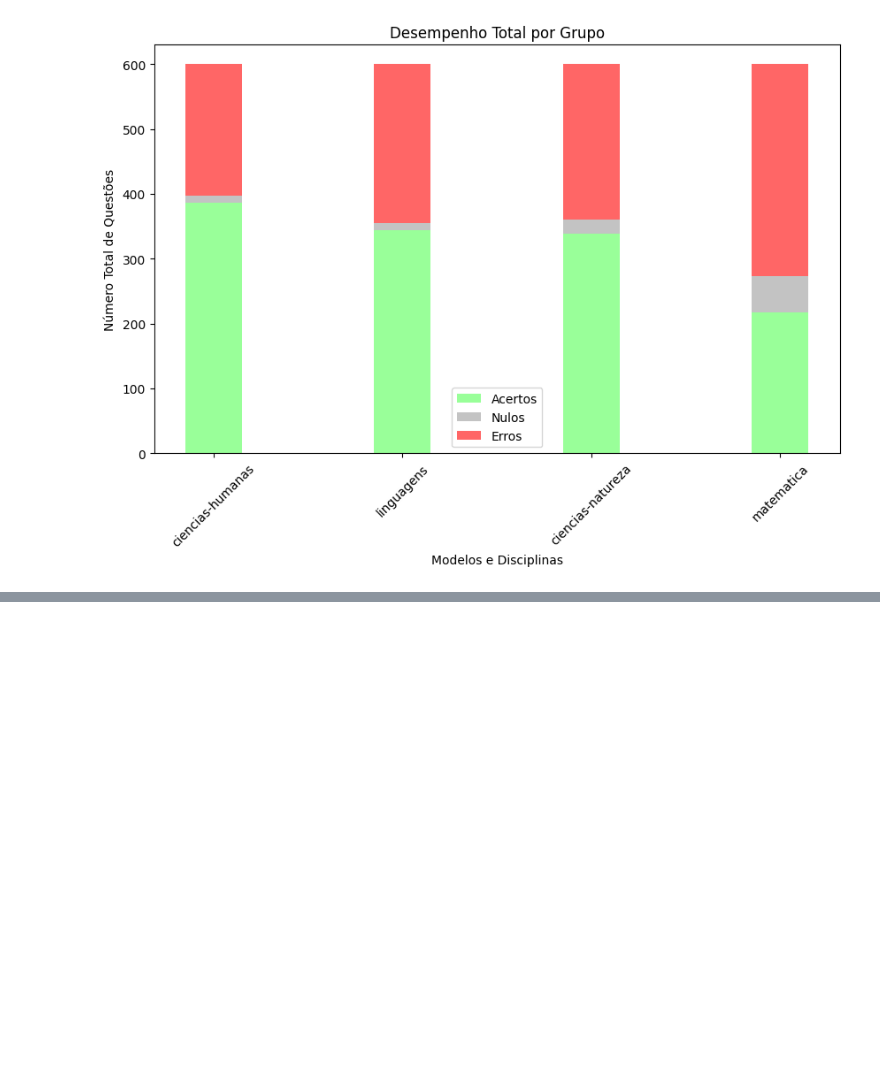
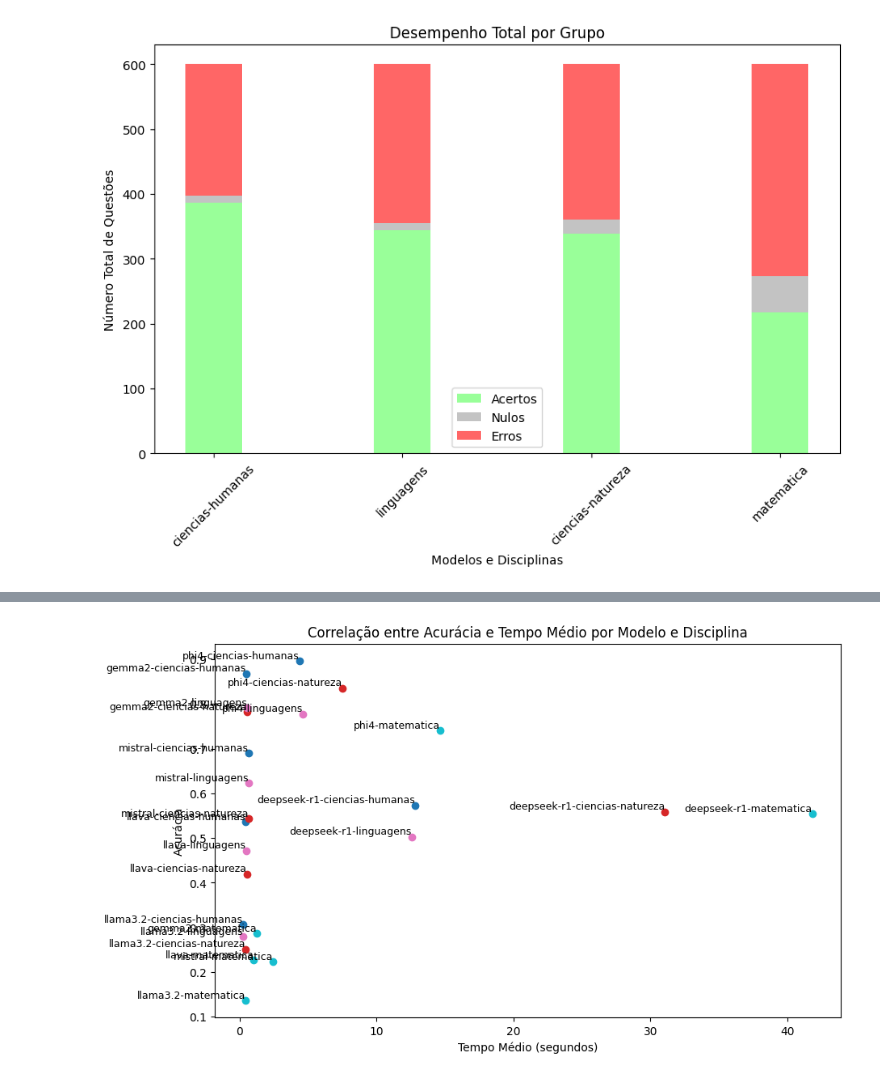
Before and after one commit to rubdelima/estuda-ia, a Jupyter notebook: 01-2-Predicts-views.ipynb, the cells around one changed output, grey strips where cells are left out. Cells and saved outputs as stored; diff of their text form; code cells hidden in the pictures; blank space fills up the shorter version.

```diff
--- a/01-2-Predicts-views.ipynb
+++ b/01-2-Predicts-views.ipynb
@@ -461,0 +671,4 @@ def plot_discipline_performance(df: pd.DataFrame, group_model: bool = False, nor
+# %%
+plot_accuracy_vs_time(df)
+# %% [output]
+[figure, added]
```
Also changed, not shown: parts of 5 cells of this notebook, 1 other file.
